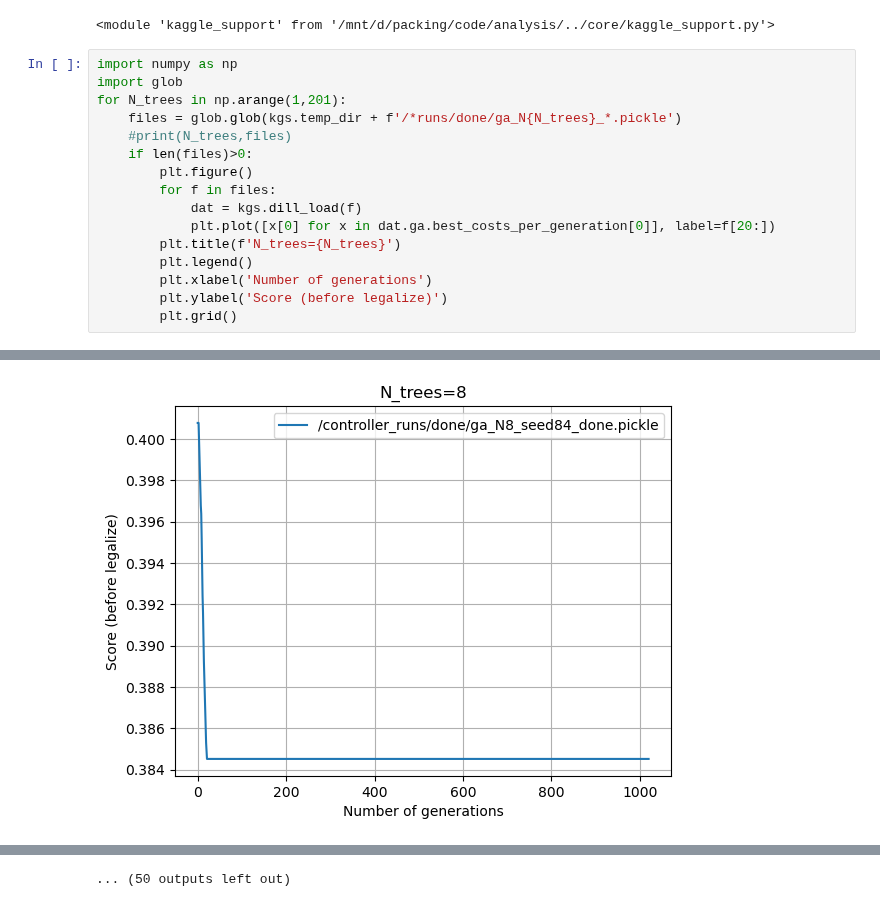
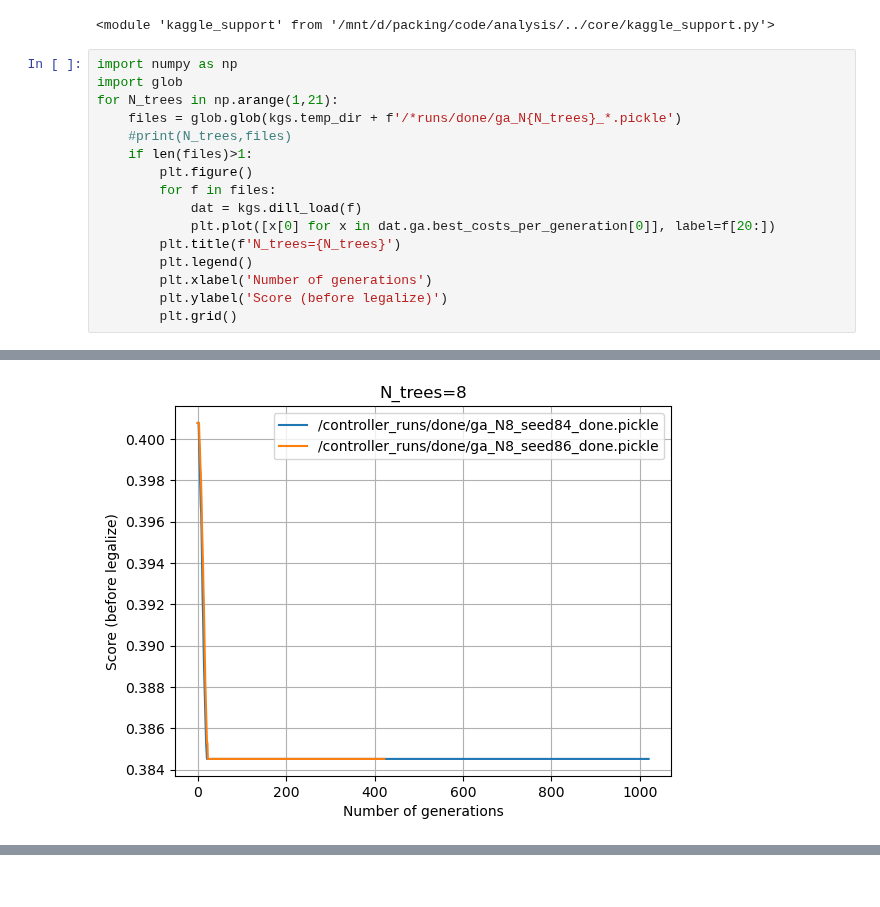
Before and after one commit to jcottaar/packing, a Jupyter notebook: analysis/compare_runs2.ipynb, the cells around one changed output, grey strips where cells are left out. Drawn from its saved outputs; the diff is of its cells as text.

```diff
--- a/analysis/compare_runs2.ipynb
+++ b/analysis/compare_runs2.ipynb
@@ -17,10 +17,10 @@ WARNING: CUDA MPS not active
 # %%
 import numpy as np
 import glob
-for N_trees in np.arange(1,201):
+for N_trees in np.arange(1,21):
     files = glob.glob(kgs.temp_dir + f'/*runs/done/ga_N{N_trees}_*.pickle')
     #print(N_trees,files)
-    if len(files)>0:
+    if len(files)>1:
         plt.figure()
         for f in files:
             dat = kgs.dill_load(f)
@@ -41 +41 @@ for N_trees in np.arange(1,201):
-[figure, old version]
+[figure, new version]
@@ -46 +45,0 @@ for N_trees in np.arange(1,201):
-... (50 outputs left out)
```
Also changed, not shown: parts of 2 cells of this notebook, 5 other files.
